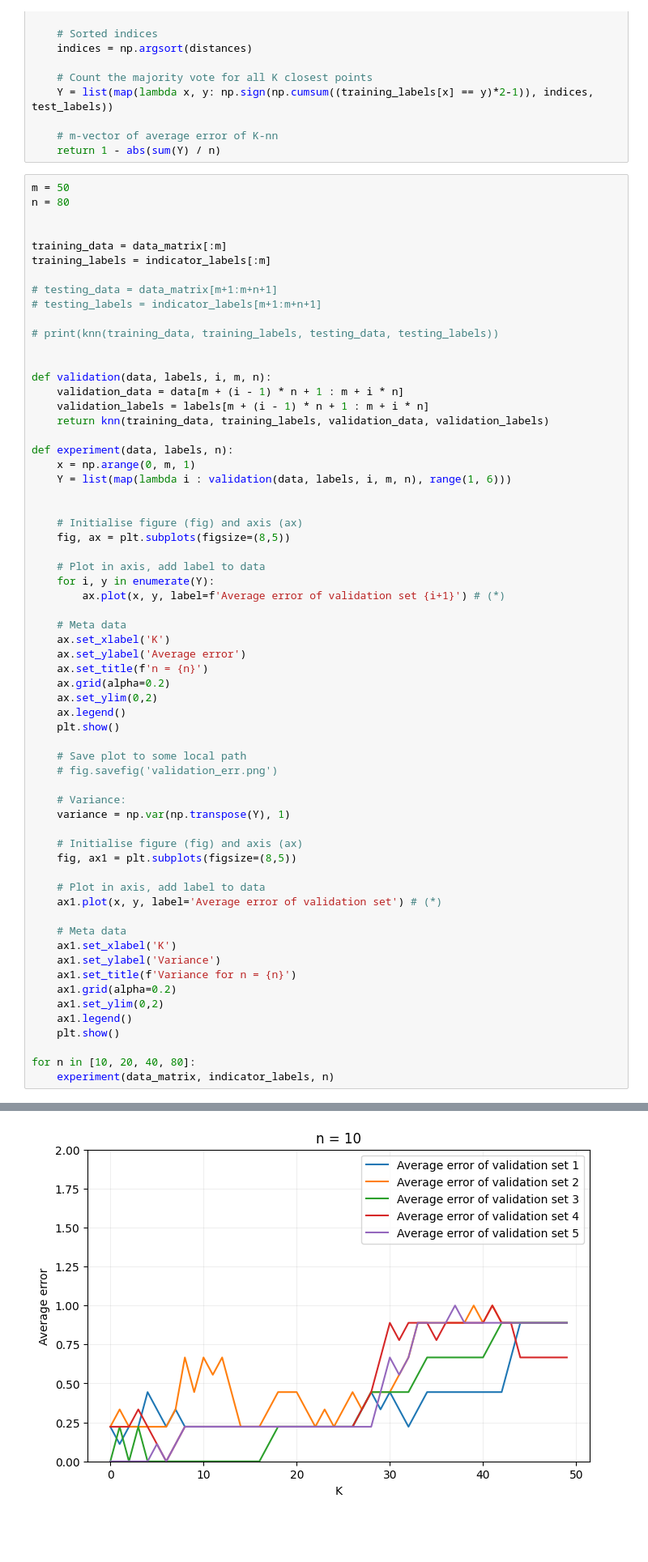
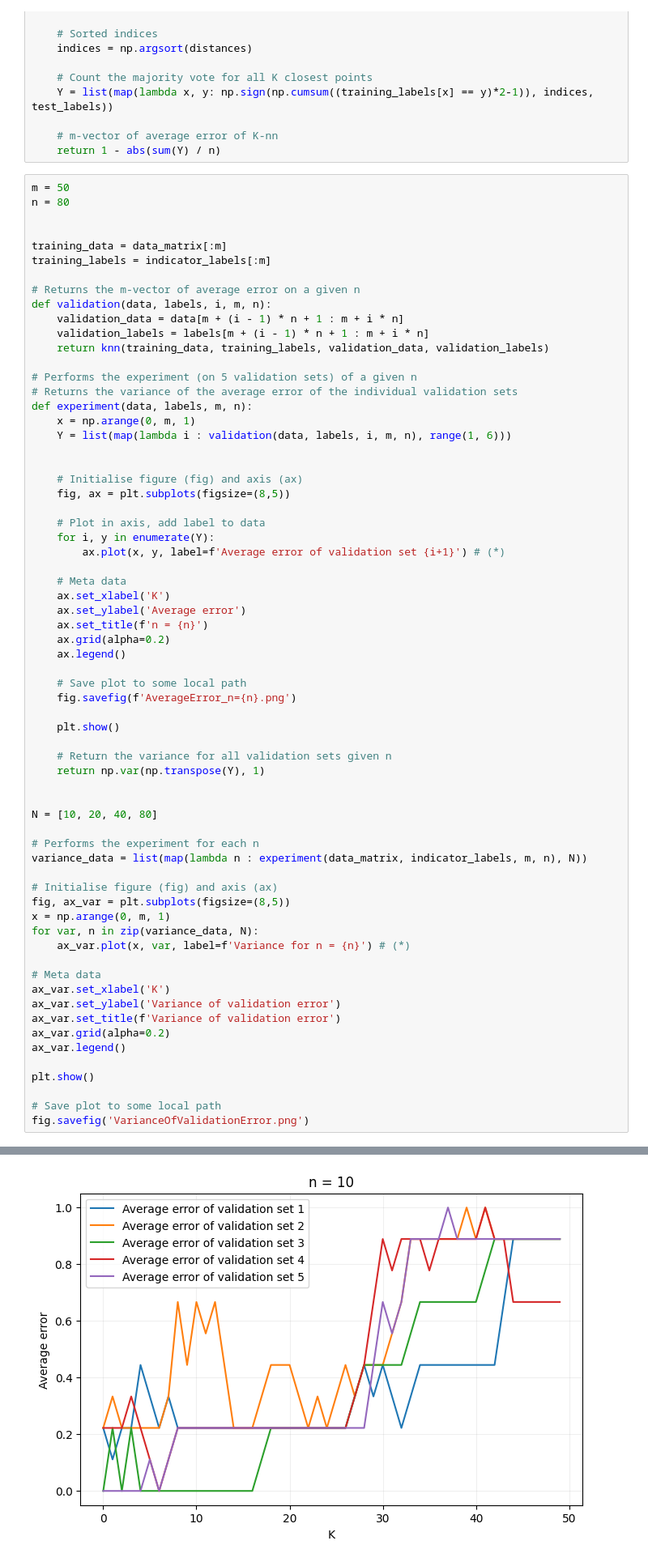
Before and after one commit to SchnitzelBeef/MLA, a Jupyter notebook: HA1/mla_a1.ipynb, the cells around one changed output, grey strips where cells are left out. Shown at 81% size. Drawn from its saved outputs; the diff is of its cells as text; blank space fills up the shorter version.

```diff
--- a/HA1/mla_a1.ipynb
+++ b/HA1/mla_a1.ipynb
@@ -61,18 +54,15 @@ n = 80
 training_data = data_matrix[:m]
 training_labels = indicator_labels[:m]
 
-# testing_data = data_matrix[m+1:m+n+1]
-# testing_labels = indicator_labels[m+1:m+n+1]
-
-# print(knn(training_data, training_labels, testing_data, testing_labels))
-
-
+# Returns the m-vector of average error on a given n
 def validation(data, labels, i, m, n):
     validation_data = data[m + (i - 1) * n + 1 : m + i * n]
     validation_labels = labels[m + (i - 1) * n + 1 : m + i * n]
     return knn(training_data, training_labels, validation_data, validation_labels)
 
-def experiment(data, labels, n):
+# Performs the experiment (on 5 validation sets) of a given n
+# Returns the variance of the average error of the individual validation sets
+def experiment(data, labels, m, n):
     x = np.arange(0, m, 1)
     Y = list(map(lambda i : validation(data, labels, i, m, n), range(1, 6)))
 
@@ -89,31 +79,37 @@ def experiment(data, labels, n):
     ax.set_ylabel('Average error')
     ax.set_title(f'n = {n}')
     ax.grid(alpha=0.2)
-    ax.set_ylim(0,2)
     ax.legend()
+
+    # Save plot to some local path
+    fig.savefig(f'AverageError_n={n}.png')
+
     plt.show()
 
-    # Save plot to some local path
-    # fig.savefig('validation_err.png')
+    # Return the variance for all validation sets given n
+    return np.var(np.transpose(Y), 1)
 
-    # Variance:
-    variance = np.var(np.transpose(Y), 1)
 
-    # Initialise figure (fig) and axis (ax)
-    fig, ax1 = plt.subplots(figsize=(8,5))
+N = [10, 20, 40, 80]
 
-    # Plot in axis, add label to data
-    ax1.plot(x, y, label='Average error of validation set') # (*)
+# Performs the experiment for each n
+variance_data = list(map(lambda n : experiment(data_matrix, indicator_labels, m, n), N))
 
-    # Meta data
-    ax1.set_xlabel('K')
-    ax1.set_ylabel('Variance')
-    ax1.set_title(f'Variance for n = {n}')
-    ax1.grid(alpha=0.2)
-    ax1.set_ylim(0,2)
-    ax1.legend()
-    plt.show()
+# Initialise figure (fig) and axis (ax)
+fig, ax_var = plt.subplots(figsize=(8,5))
+x = np.arange(0, m, 1)
+for var, n in zip(variance_data, N):
+    ax_var.plot(x, var, label=f'Variance for n = {n}') # (*)
 
-for n in [10, 20, 40, 80]:
-    experiment(data_matrix, indicator_labels, n)
+# Meta data
+ax_var.set_xlabel('K')
+ax_var.set_ylabel('Variance of validation error')
+ax_var.set_title(f'Variance of validation error')
+ax_var.grid(alpha=0.2)
+ax_var.legend()
+
+plt.show()
+
+# Save plot to some local path
+fig.savefig('VarianceOfValidationError.png')
 # %% [output]
@@ -125 +116 @@ for n in [10, 20, 40, 80]:
-[figure, old version]
+[figure, new version]
```
Also changed, not shown: parts of 2 cells of this notebook.
